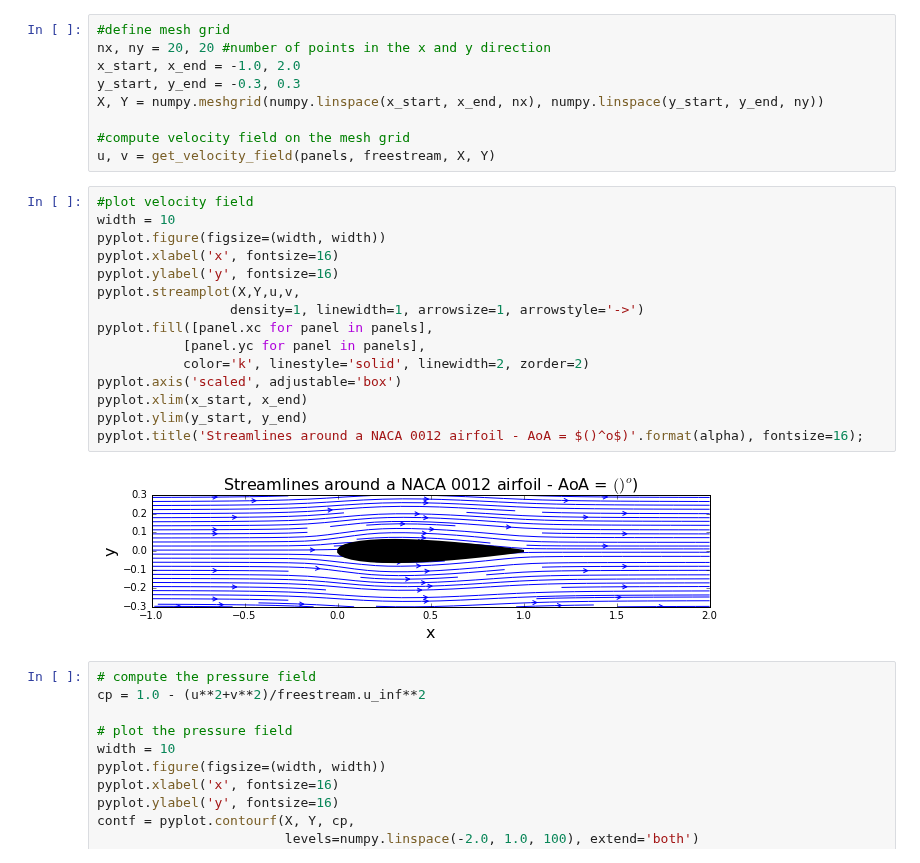
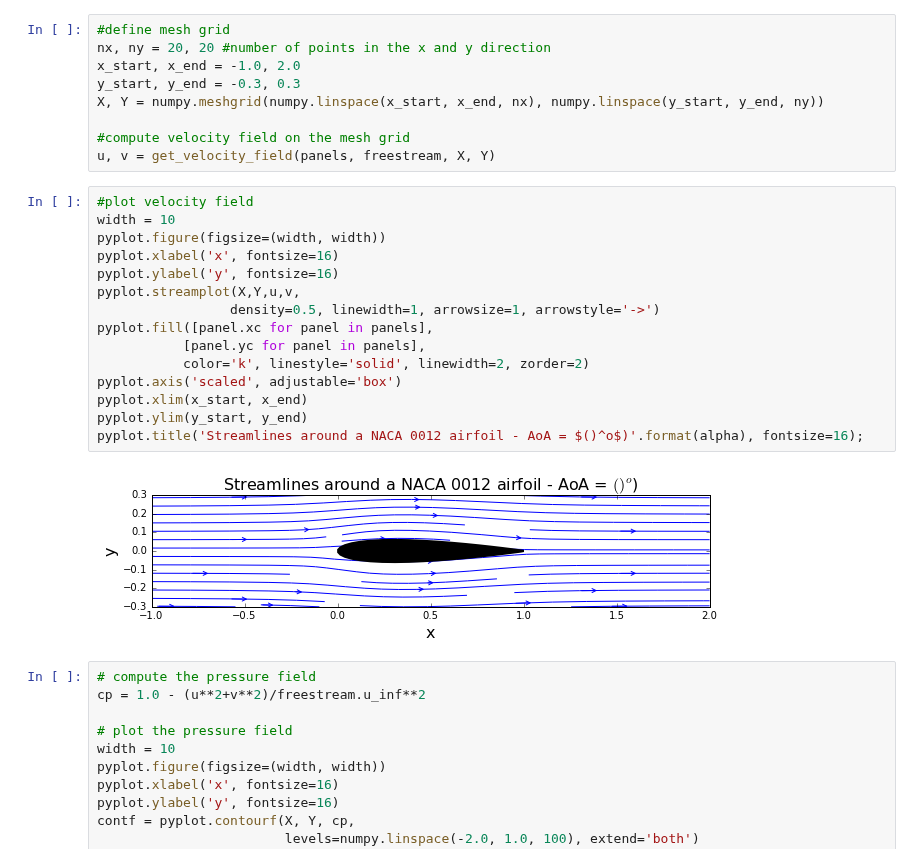
Before and after one commit to alexabaumer/MAE6226, a Jupyter notebook: Baumer_lesson10.ipynb, the cells around one changed output. Cells and saved outputs as stored; diff of their text form.

```diff
--- a/Baumer_lesson10.ipynb
+++ b/Baumer_lesson10.ipynb
@@ -307,20 +307,20 @@ u, v = get_velocity_field(panels, freestream, X, Y)
 # %%
 #plot velocity field
 width = 10
 pyplot.figure(figsize=(width, width))
 pyplot.xlabel('x', fontsize=16)
 pyplot.ylabel('y', fontsize=16)
 pyplot.streamplot(X,Y,u,v,
-                 density=1, linewidth=1, arrowsize=1, arrowstyle='->')
+                 density=0.5, linewidth=1, arrowsize=1, arrowstyle='->')
 pyplot.fill([panel.xc for panel in panels],
            [panel.yc for panel in panels],
            color='k', linestyle='solid', linewidth=2, zorder=2)
 pyplot.axis('scaled', adjustable='box')
 pyplot.xlim(x_start, x_end)
 pyplot.ylim(y_start, y_end)
 pyplot.title('Streamlines around a NACA 0012 airfoil - AoA = $()^o$)'.format(alpha), fontsize=16);
 # %% [output]
-[figure, old version]
+[figure, new version]
 # %%
 # compute the pressure field
 cp = 1.0 - (u**2+v**2)/freestream.u_inf**2
```
